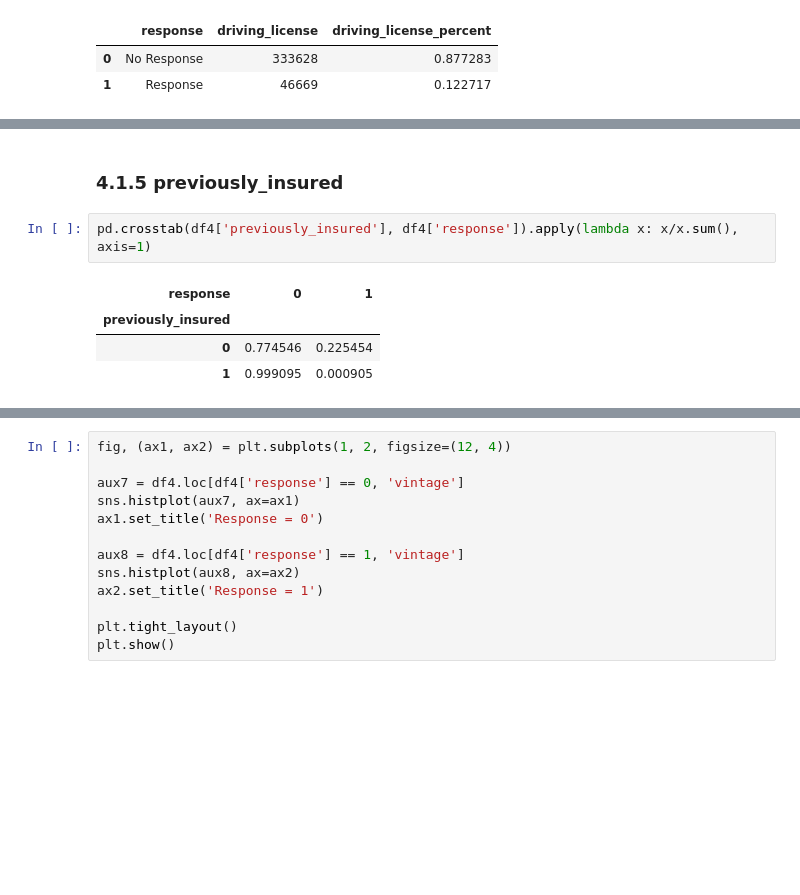
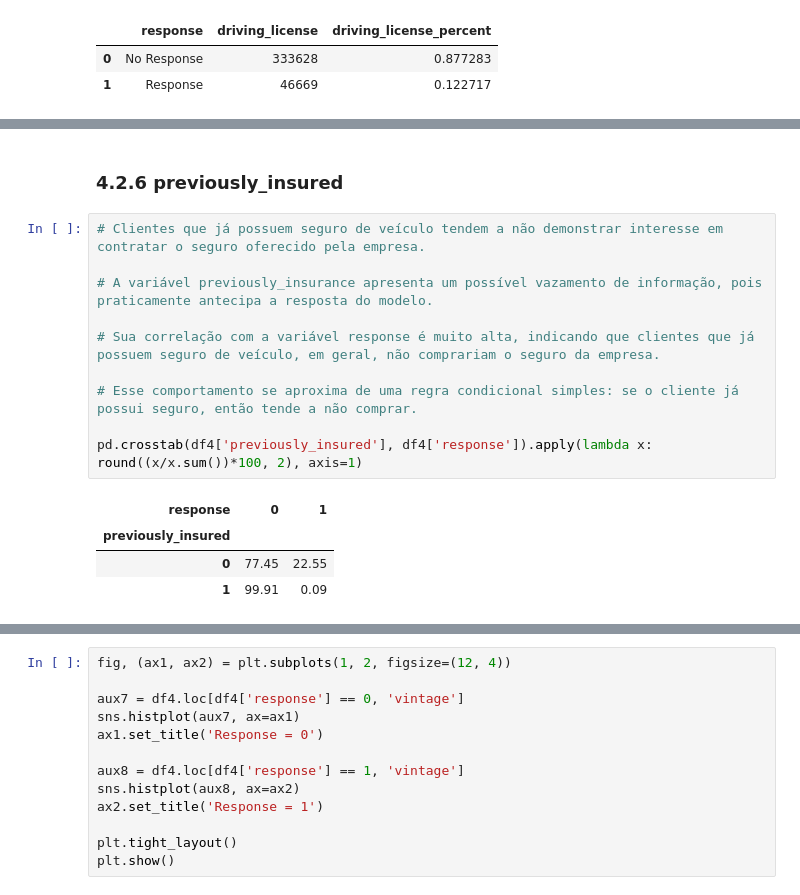
Before and after one commit to Eduardo7copasx/Propencao_compra_seguradora, a Jupyter notebook: notebooks/projeto.ipynb, the cells around one changed output, grey strips where cells are left out. Saved outputs shown, nothing was run; the diff lists cells and outputs as text; blank space fills up the shorter version.

```diff
--- a/notebooks/projeto.ipynb
+++ b/notebooks/projeto.ipynb
@@ -259,9 +671,17 @@ sns.scatterplot(x='region_code', y='id', hue='response',data=aux4)
 # %% [markdown]
-### 4.1.5 previously_insured
+### 4.2.6 previously_insured
 # %%
-pd.crosstab(df4['previously_insured'], df4['response']).apply(lambda x: x/x.sum(), axis=1)
+# Clientes que já possuem seguro de veículo tendem a não demonstrar interesse em contratar o seguro oferecido pela empresa.
+
+# A variável previously_insurance apresenta um possível vazamento de informação, pois praticamente antecipa a resposta do modelo.
+
+# Sua correlação com a variável response é muito alta, indicando que clientes que já possuem seguro de veículo, em geral, não comprariam o seguro da empresa.
+
+# Esse comportamento se aproxima de uma regra condicional simples: se o cliente já possui seguro, então tende a não comprar.
+
+pd.crosstab(df4['previously_insured'], df4['response']).apply(lambda x: round((x/x.sum())*100, 2), axis=1)
 # %% [output]
 | response | 0 | 1 |
 | previously_insured |  |  |
-| 0 | 0.774546 | 0.225454 |
-| 1 | 0.999095 | 0.000905 |
+| 0 | 77.45 | 22.55 |
+| 1 | 99.91 | 0.09 |
```
Also changed, not shown: parts of 94 cells of this notebook, 14 other files.
